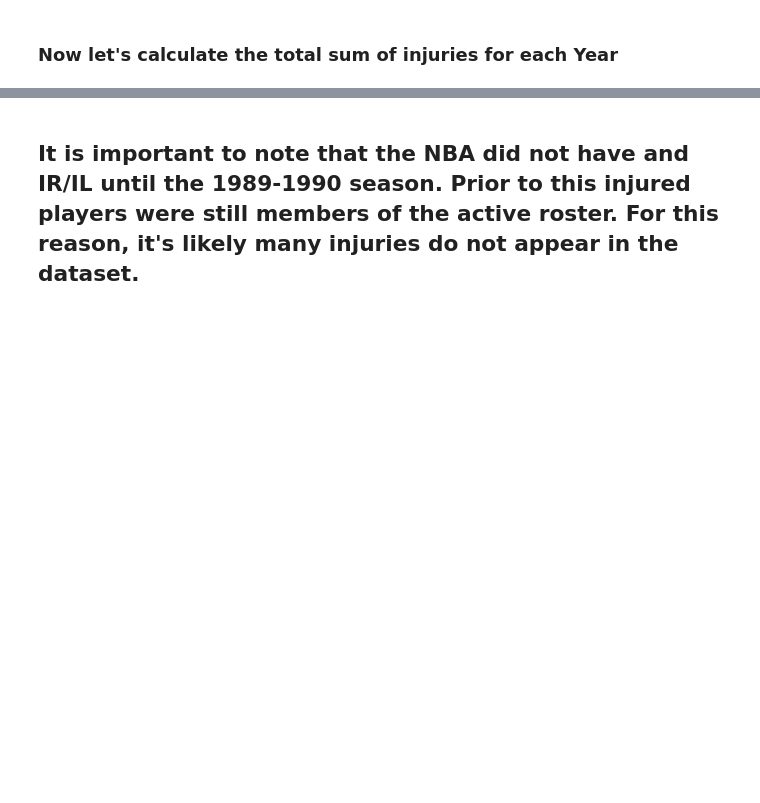
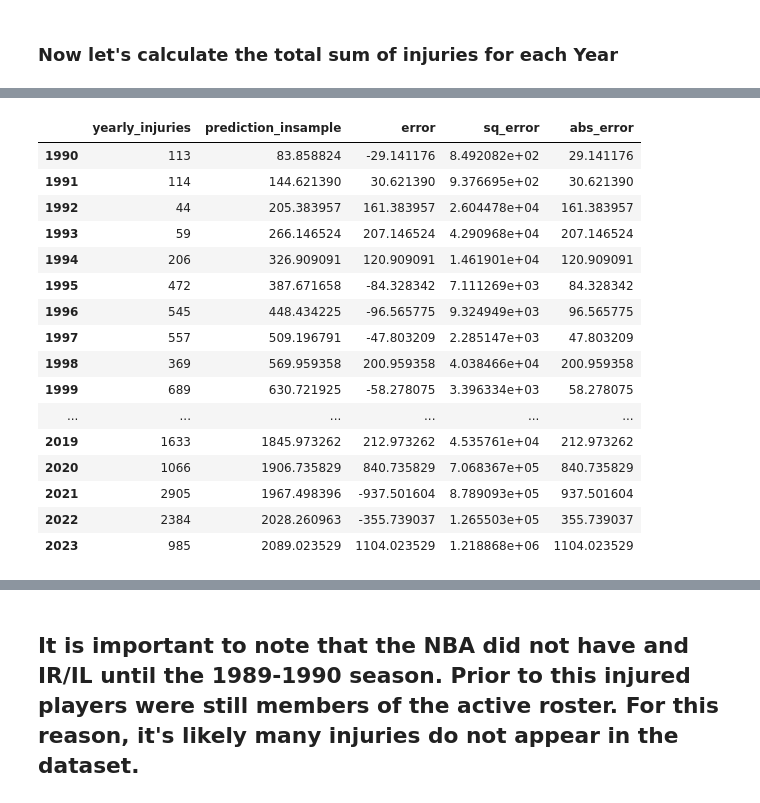
Before and after one commit to adc1021/NBAInjuryPredictor, a Jupyter notebook: notebooks/Forecasting.ipynb, the cells around one changed output, grey strips where cells are left out. Saved outputs shown, nothing was run; the diff lists cells and outputs as text; code cells hidden in the pictures; blank space fills up the shorter version.

```diff
--- a/notebooks/Forecasting.ipynb
+++ b/notebooks/Forecasting.ipynb
@@ -46,0 +144,25 @@ for year, group in injuryData.groupby('Year'):
+# %%
+df['error'] = df.prediction_insample - df.yearly_injuries
+df['sq_error'] = df['error']**2
+df['error']**2
+df['abs_error'] = np.abs(df['error'])
+
+df
+# %% [output]
+|  | yearly_injuries | prediction_insample | error | sq_error | abs_error |
+| 1990 | 113 | 83.858824 | -29.141176 | 8.492082e+02 | 29.141176 |
+| 1991 | 114 | 144.621390 | 30.621390 | 9.376695e+02 | 30.621390 |
+| 1992 | 44 | 205.383957 | 161.383957 | 2.604478e+04 | 161.383957 |
+| 1993 | 59 | 266.146524 | 207.146524 | 4.290968e+04 | 207.146524 |
+| 1994 | 206 | 326.909091 | 120.909091 | 1.461901e+04 | 120.909091 |
+| 1995 | 472 | 387.671658 | -84.328342 | 7.111269e+03 | 84.328342 |
+| 1996 | 545 | 448.434225 | -96.565775 | 9.324949e+03 | 96.565775 |
+| 1997 | 557 | 509.196791 | -47.803209 | 2.285147e+03 | 47.803209 |
+| 1998 | 369 | 569.959358 | 200.959358 | 4.038466e+04 | 200.959358 |
+| 1999 | 689 | 630.721925 | -58.278075 | 3.396334e+03 | 58.278075 |
+| ... | ... | ... | ... | ... | ... |
+| 2019 | 1633 | 1845.973262 | 212.973262 | 4.535761e+04 | 212.973262 |
+| 2020 | 1066 | 1906.735829 | 840.735829 | 7.068367e+05 | 840.735829 |
+| 2021 | 2905 | 1967.498396 | -937.501604 | 8.789093e+05 | 937.501604 |
+| 2022 | 2384 | 2028.260963 | -355.739037 | 1.265503e+05 | 355.739037 |
+| 2023 | 985 | 2089.023529 | 1104.023529 | 1.218868e+06 | 1104.023529 |
```
Also changed, not shown: parts of 25 cells of this notebook.
